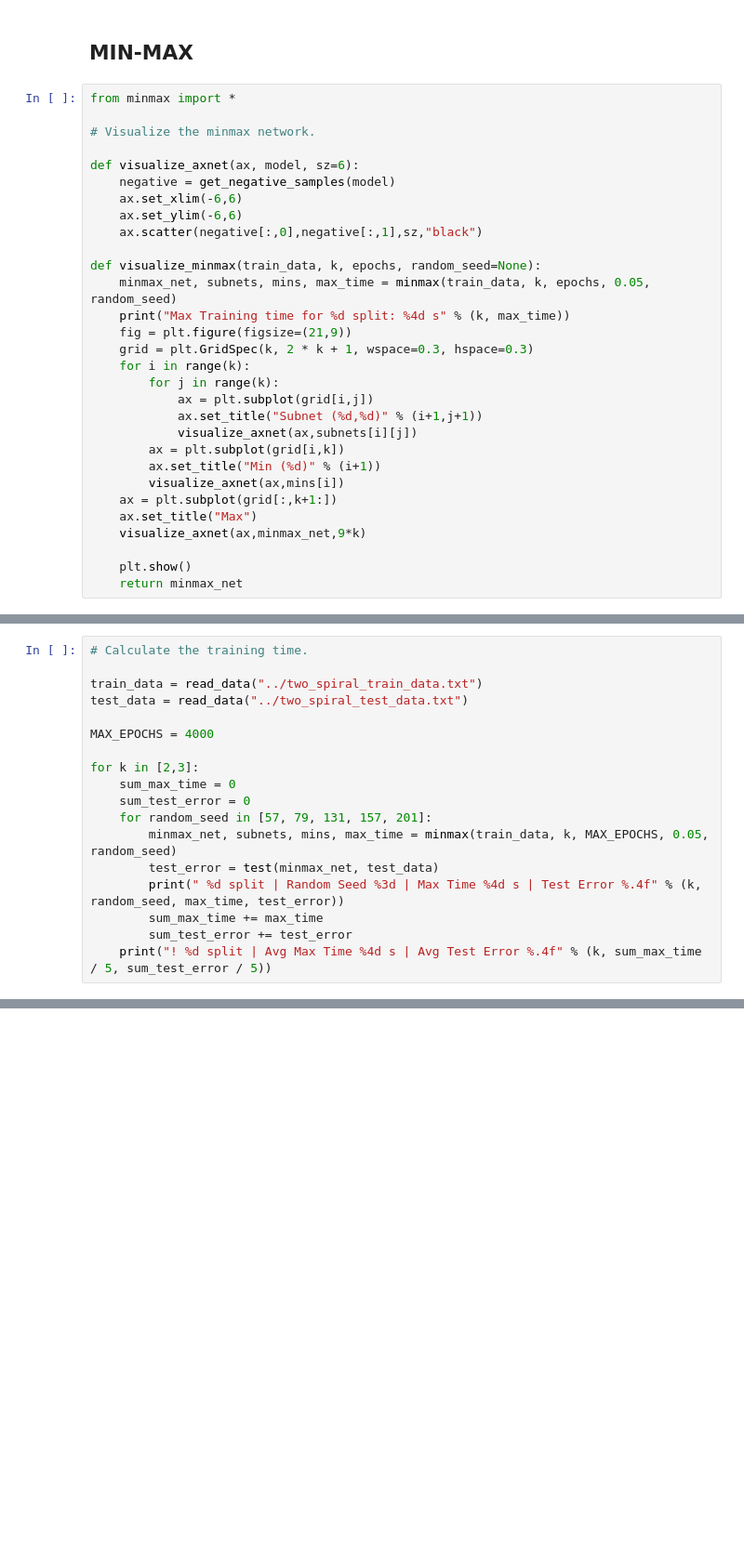
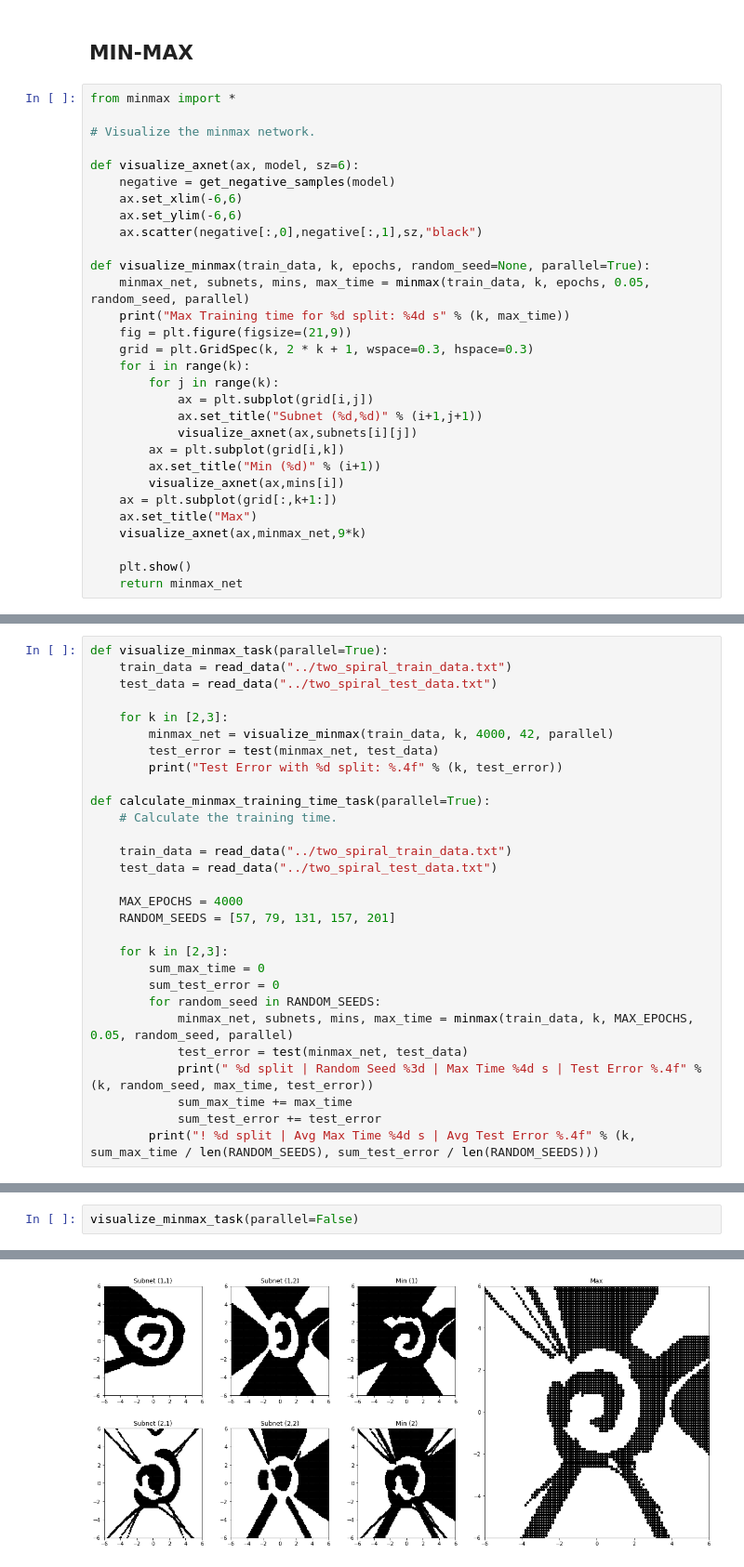
Before and after one commit to LogCreative/MDL, a Jupyter notebook: hw1/src/visual.ipynb, the cells around one changed output, grey strips where cells are left out. Shown: that part at 93% size. Cells and saved outputs as stored; diff of their text form; blank space fills up the shorter version.

```diff
--- a/hw1/src/visual.ipynb
+++ b/hw1/src/visual.ipynb
@@ -144,8 +144,8 @@ def visualize_axnet(ax, model, sz=6):
     ax.set_ylim(-6,6)
     ax.scatter(negative[:,0],negative[:,1],sz,"black")
 
-def visualize_minmax(train_data, k, epochs, random_seed=None):
-    minmax_net, subnets, mins, max_time = minmax(train_data, k, epochs, 0.05, random_seed)
+def visualize_minmax(train_data, k, epochs, random_seed=None, parallel=True):
+    minmax_net, subnets, mins, max_time = minmax(train_data, k, epochs, 0.05, random_seed, parallel)
     print("Max Training time for %d split: %4d s" % (k, max_time))
     fig = plt.figure(figsize=(21,9))
     grid = plt.GridSpec(k, 2 * k + 1, wspace=0.3, hspace=0.3)
@@ -181,18 +166,29 @@ Test Error with 3 split: 0.1593
 # %%
-# Calculate the training time.
+def visualize_minmax_task(parallel=True):
+    train_data = read_data("../two_spiral_train_data.txt")
+    test_data = read_data("../two_spiral_test_data.txt")
 
-train_data = read_data("../two_spiral_train_data.txt")
-test_data = read_data("../two_spiral_test_data.txt")
+    for k in [2,3]:
+        minmax_net = visualize_minmax(train_data, k, 4000, 42, parallel)
+        test_error = test(minmax_net, test_data)
+        print("Test Error with %d split: %.4f" % (k, test_error))
 
-MAX_EPOCHS = 4000
+def calculate_minmax_training_time_task(parallel=True):
+    # Calculate the training time.
 
-for k in [2,3]:
-    sum_max_time = 0
-    sum_test_error = 0
-    for random_seed in [57, 79, 131, 157, 201]:
-        minmax_net, subnets, mins, max_time = minmax(train_data, k, MAX_EPOCHS, 0.05, random_seed)
-        test_error = test(minmax_net, test_data)
-        print(" %d split | Random Seed %3d | Max Time %4d s | Test Error %.4f" % (k, random_seed, max_time, test_error))
-        sum_max_time += max_time
-        sum_test_error += test_error
-    print("! %d split | Avg Max Time %4d s | Avg Test Error %.4f" % (k, sum_max_time / 5, sum_test_error / 5))
+    train_data = read_data("../two_spiral_train_data.txt")
+    test_data = read_data("../two_spiral_test_data.txt")
+
+    MAX_EPOCHS = 4000
+    RANDOM_SEEDS = [57, 79, 131, 157, 201]
+
+    for k in [2,3]:
+        sum_max_time = 0
+        sum_test_error = 0
+        for random_seed in RANDOM_SEEDS:
+            minmax_net, subnets, mins, max_time = minmax(train_data, k, MAX_EPOCHS, 0.05, random_seed, parallel)
+            test_error = test(minmax_net, test_data)
+            print(" %d split | Random Seed %3d | Max Time %4d s | Test Error %.4f" % (k, random_seed, max_time, test_error))
+            sum_max_time += max_time
+            sum_test_error += test_error
+        print("! %d split | Avg Max Time %4d s | Avg Test Error %.4f" % (k, sum_max_time / len(RANDOM_SEEDS), sum_test_error / len(RANDOM_SEEDS)))
@@ -211,0 +197,3 @@ for k in [2,3]:
+# %%
+visualize_minmax_task(parallel=False)
+# %% [output]
@@ -211,0 +201 @@ for k in [2,3]:
+[figure, added]
```
Also changed, not shown: parts of 12 cells of this notebook, 8 other files.
